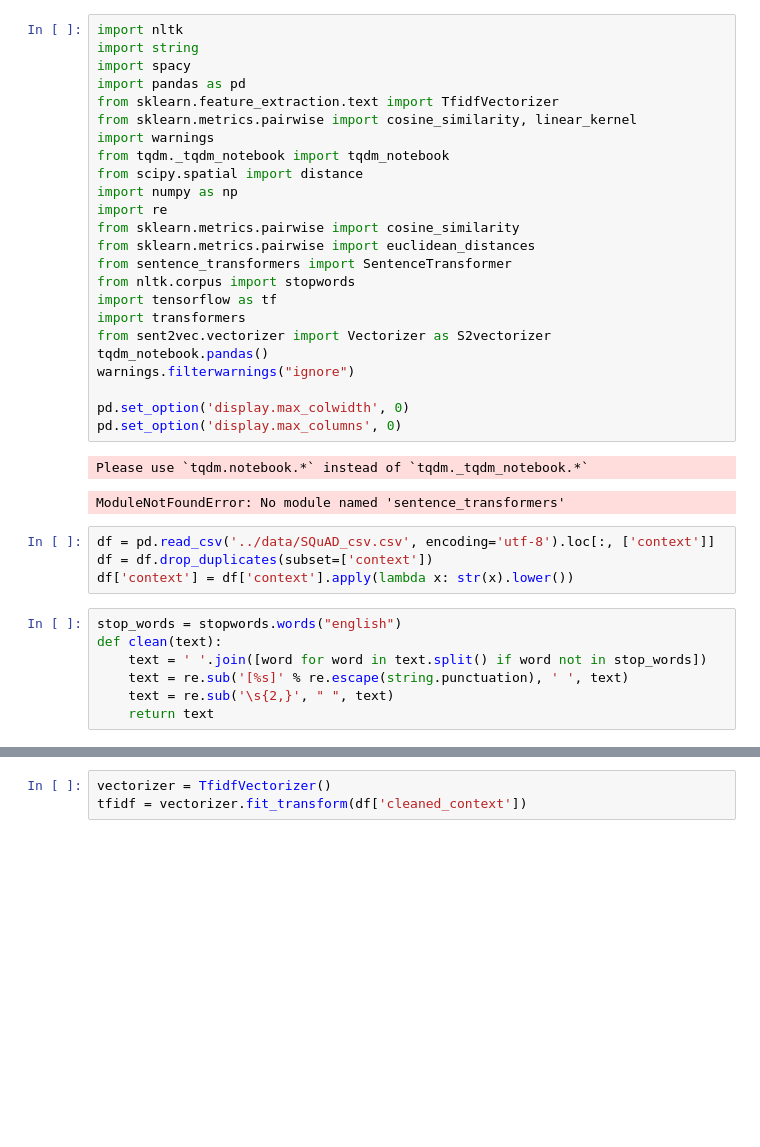
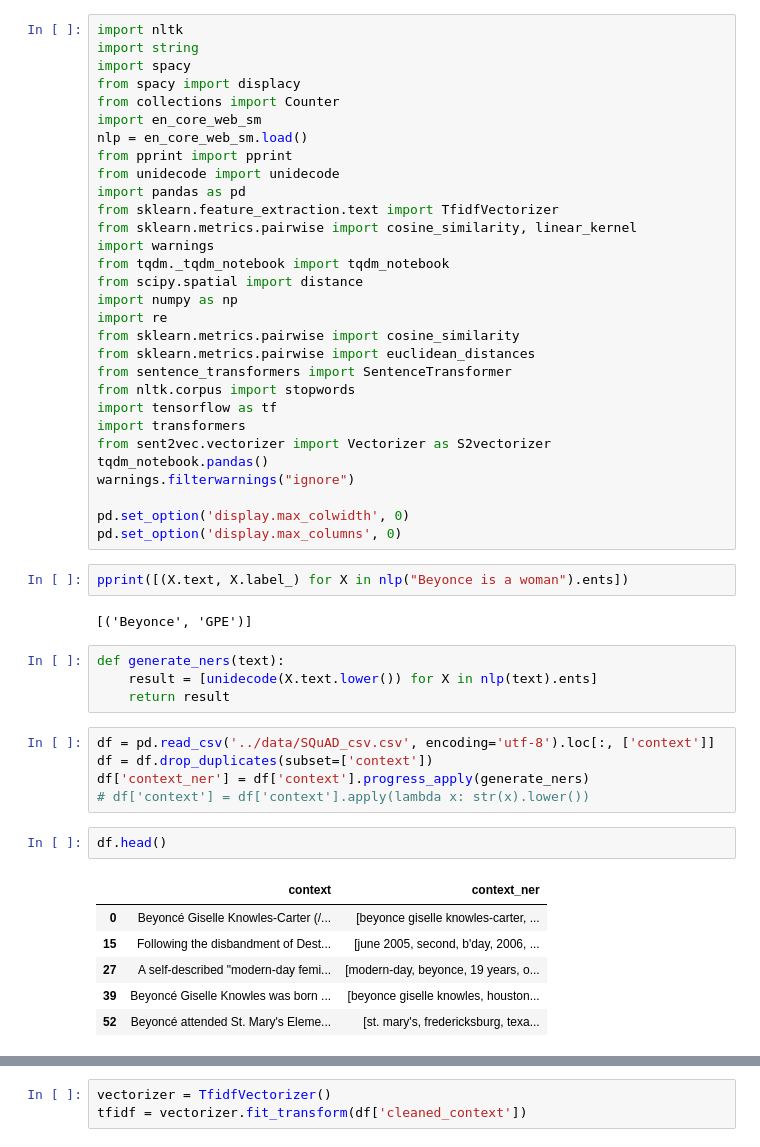
Before and after one commit to zlliu246/tmproj, a Jupyter notebook: context_similarity/context_similarity.ipynb, the cells around one changed output, grey strips where cells are left out. Saved outputs shown, nothing was run; the diff lists cells and outputs as text; blank space fills up the shorter version.

```diff
--- a/context_similarity/context_similarity.ipynb
+++ b/context_similarity/context_similarity.ipynb
@@ -2,6 +2,12 @@
 import nltk
 import string
 import spacy
+from spacy import displacy
+from collections import Counter
+import en_core_web_sm
+nlp = en_core_web_sm.load()
+from pprint import pprint
+from unidecode import unidecode
 import pandas as pd
 from sklearn.feature_extraction.text import TfidfVectorizer
 from sklearn.metrics.pairwise import cosine_similarity, linear_kernel
@@ -22,17 +28,25 @@ warnings.filterwarnings("ignore")
 
 pd.set_option('display.max_colwidth', 0)
 pd.set_option('display.max_columns', 0)
-# %% [output]
-Please use `tqdm.notebook.*` instead of `tqdm._tqdm_notebook.*`
-ModuleNotFoundError: No module named 'sentence_transformers'
+# %%
+pprint([(X.text, X.label_) for X in nlp("Beyonce is a woman").ents])
+# %% [output]
+[('Beyonce', 'GPE')]
+# %%
+def generate_ners(text):
+    result = [unidecode(X.text.lower()) for X in nlp(text).ents]
+    return result
 # %%
 df = pd.read_csv('../data/SQuAD_csv.csv', encoding='utf-8').loc[:, ['context']]
 df = df.drop_duplicates(subset=['context'])
-df['context'] = df['context'].apply(lambda x: str(x).lower())
+df['context_ner'] = df['context'].progress_apply(generate_ners)
+# df['context'] = df['context'].apply(lambda x: str(x).lower())
-# %%
-stop_words = stopwords.words("english")
-def clean(text):
-    text = ' '.join([word for word in text.split() if word not in stop_words])
-    text = re.sub('[%s]' % re.escape(string.punctuation), ' ', text)
-    text = re.sub('\s{2,}', " ", text)
-    return text
+# %%
+df.head()
+# %% [output]
+|  | context | context_ner |
+| 0 | Beyoncé Giselle Knowles-Carter (/... | [beyonce giselle knowles-carter, ... |
+| 15 | Following the disbandment of Dest... | [june 2005, second, b'day, 2006, ... |
+| 27 | A self-described "modern-day femi... | [modern-day, beyonce, 19 years, o... |
+| 39 | Beyoncé Giselle Knowles was born ... | [beyonce giselle knowles, houston... |
+| 52 | Beyoncé attended St. Mary's Eleme... | [st. mary's, fredericksburg, texa... |
```
Also changed, not shown: parts of 12 cells of this notebook, 1 other file.
